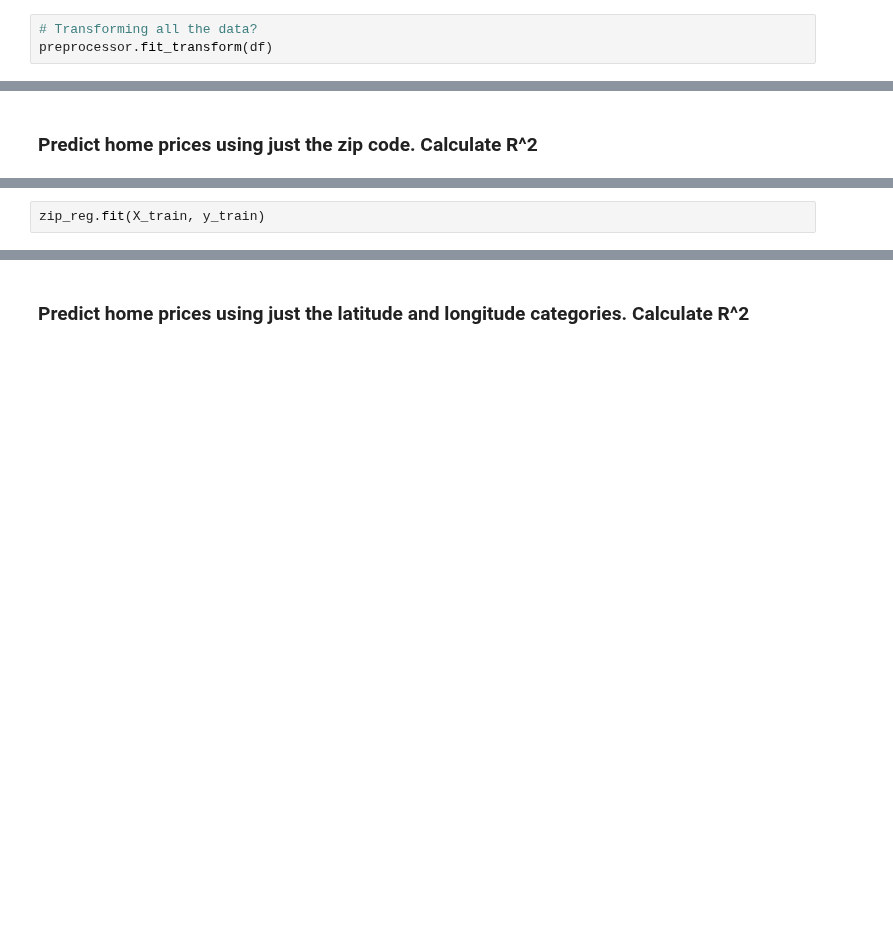
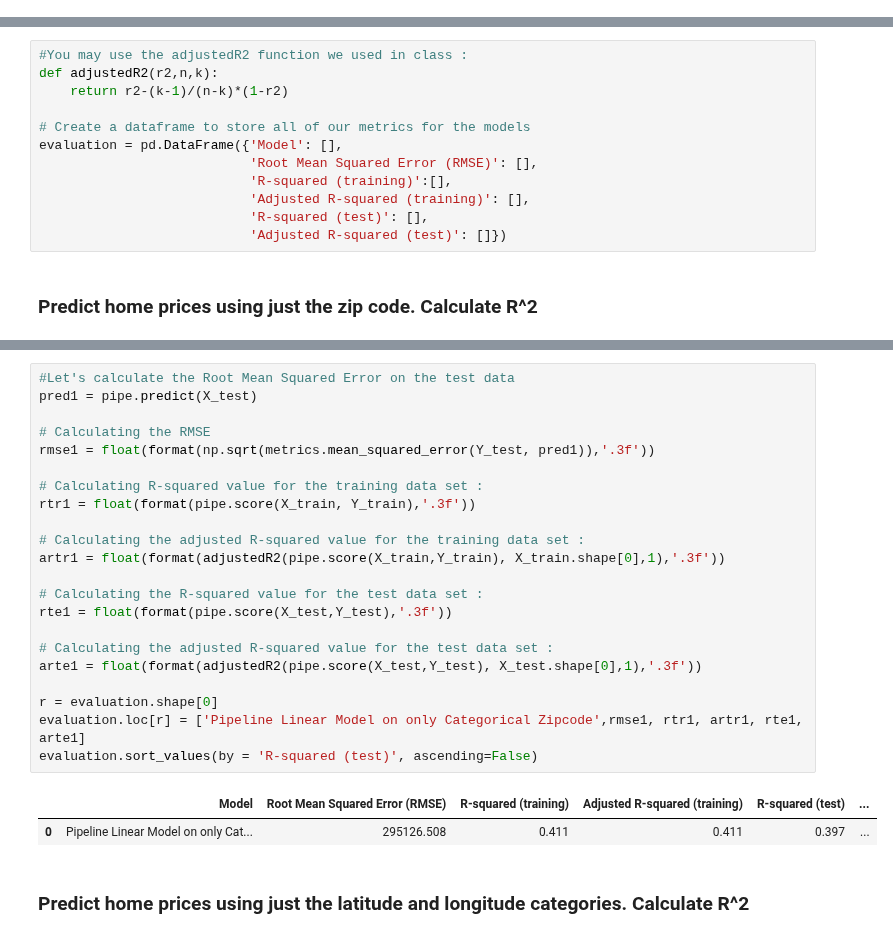
Before and after one commit to DuncanFerguson/GITHUB_REPOSITORY, a Jupyter notebook: DU_MSDS/Data Science Tools 2/HW8/homework8_Duncan_Ferguson.ipynb, the cells around one changed output, grey strips where cells are left out. Cells and saved outputs as stored; diff of their text form; blank space fills up the shorter version.

```diff
--- a/DU_MSDS/Data Science Tools 2/HW8/homework8_Duncan_Ferguson.ipynb
+++ b/DU_MSDS/Data Science Tools 2/HW8/homework8_Duncan_Ferguson.ipynb
@@ -226,3 +223,0 @@ preprocessor = ColumnTransformer(transformers=[('num', numTransformer, numFeatur
-# %%
-# Transforming all the data?
-preprocessor.fit_transform(df)
@@ -232,3 +224,15 @@ preprocessor.fit_transform(df)
+# %%
+#You may use the adjustedR2 function we used in class :
+def adjustedR2(r2,n,k):
+    return r2-(k-1)/(n-k)*(1-r2)
+
+# Create a dataframe to store all of our metrics for the models
+evaluation = pd.DataFrame({'Model': [],
+                           'Root Mean Squared Error (RMSE)': [],
+                           'R-squared (training)':[],
+                           'Adjusted R-squared (training)': [],
+                           'R-squared (test)': [],
+                           'Adjusted R-squared (test)': []})
 # %% [markdown]
 ### Predict home prices using just the zip code.  Calculate R^2
 # %%
@@ -244,2 +267,0 @@ zip_reg = Pipeline(steps=[('preprocessor', preprocessor), ('classifier', LinearR
-# %%
-zip_reg.fit(X_train, y_train)
@@ -248,2 +275,27 @@ IndexError: tuple index out of range
+# %%
+#Let's calculate the Root Mean Squared Error on the test data
+pred1 = pipe.predict(X_test)
+
+# Calculating the RMSE
+rmse1 = float(format(np.sqrt(metrics.mean_squared_error(Y_test, pred1)),'.3f'))
+
+# Calculating R-squared value for the training data set :
+rtr1 = float(format(pipe.score(X_train, Y_train),'.3f'))
+
+# Calculating the adjusted R-squared value for the training data set :
+artr1 = float(format(adjustedR2(pipe.score(X_train,Y_train), X_train.shape[0],1),'.3f'))
+
+# Calculating the R-squared value for the test data set :
+rte1 = float(format(pipe.score(X_test,Y_test),'.3f'))
+
+# Calculating the adjusted R-squared value for the test data set :
+arte1 = float(format(adjustedR2(pipe.score(X_test,Y_test), X_test.shape[0],1),'.3f'))
+
+r = evaluation.shape[0]
+evaluation.loc[r] = ['Pipeline Linear Model on only Categorical Zipcode',rmse1, rtr1, artr1, rte1, arte1]
+evaluation.sort_values(by = 'R-squared (test)', ascending=False)
+# %% [output]
+|  | Model | Root Mean Squared Error (RMSE) | R-squared (training) | Adjusted R-squared (training) | R-squared (test) | ... |
+| 0 | Pipeline Linear Model on only Cat... | 295126.508 | 0.411 | 0.411 | 0.397 | ... |
 # %% [markdown]
 ### Predict home prices using just the latitude and longitude categories.  Calculate R^2
```
Also changed, not shown: parts of 10 cells of this notebook.
